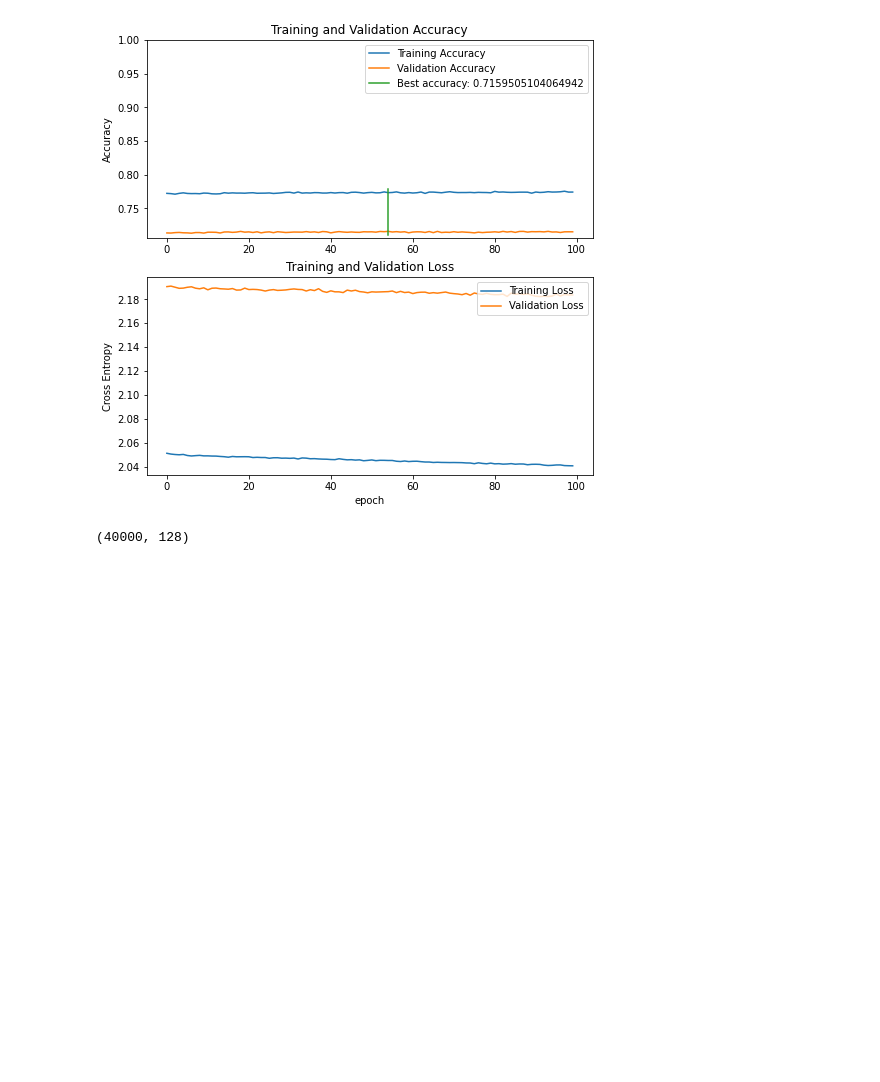
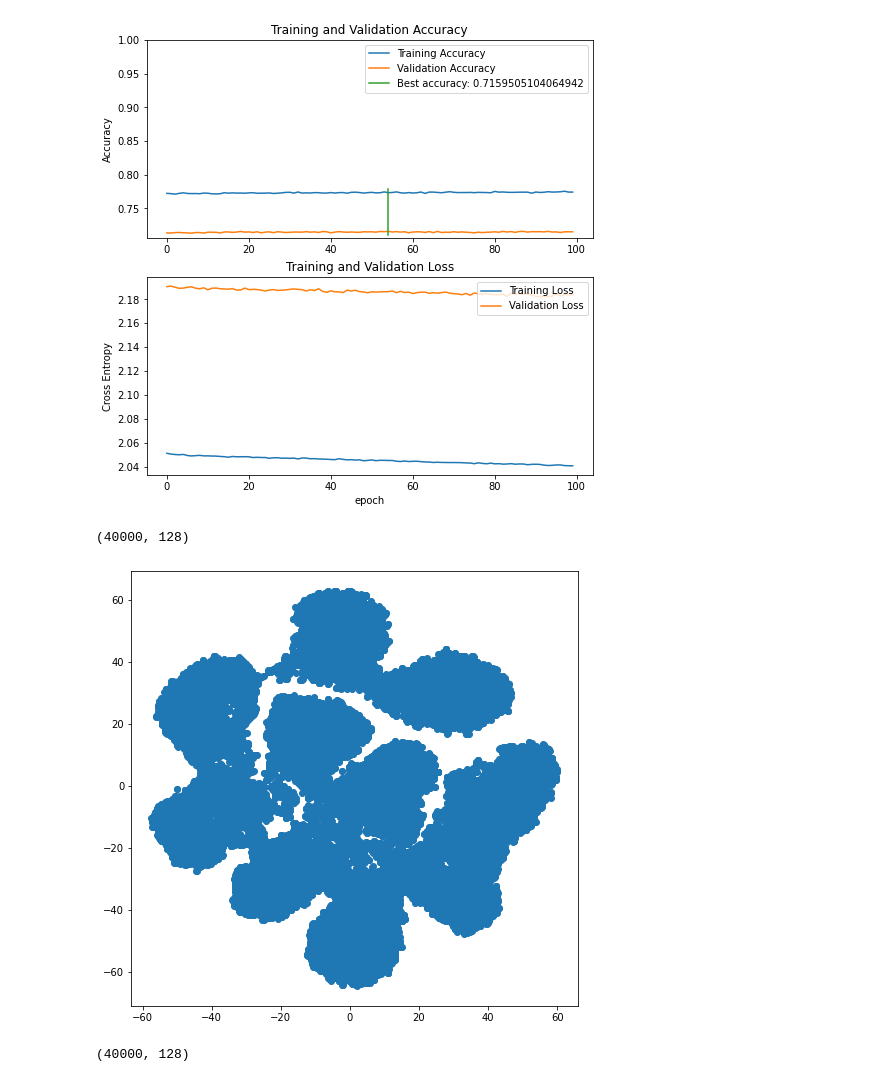
Before and after one commit to heng-yuwen/MSc_Data_Reduction, a Jupyter notebook: feature_visualisation.ipynb, the cells around one changed output. Drawn from its saved outputs; the diff is of its cells as text; code cells hidden in the pictures; blank space fills up the shorter version.

```diff
--- a/feature_visualisation.ipynb
+++ b/feature_visualisation.ipynb
@@ -84,6 +88,18 @@ show_training("cifar100", "3")
 [figure]
 [figure]
 [figure]
+# %%
+cifar10 = load_compressed_features("cifar10")
+print(cifar10.shape)
+tsne = TSNE(n_components=2, random_state=0)
+intermediates_tsne = tsne.fit_transform(cifar10)
+
+plt.figure(figsize=(8, 8))
+plt.scatter(x = intermediates_tsne[:,0], y=intermediates_tsne[:,1])
+plt.show()
+# %% [output]
+(40000, 128)
+[figure, added]
 # %%
 show_tsne("cifar100", 100)
 # %% [output]
```
Also changed, not shown: parts of 1 cell of this notebook.
